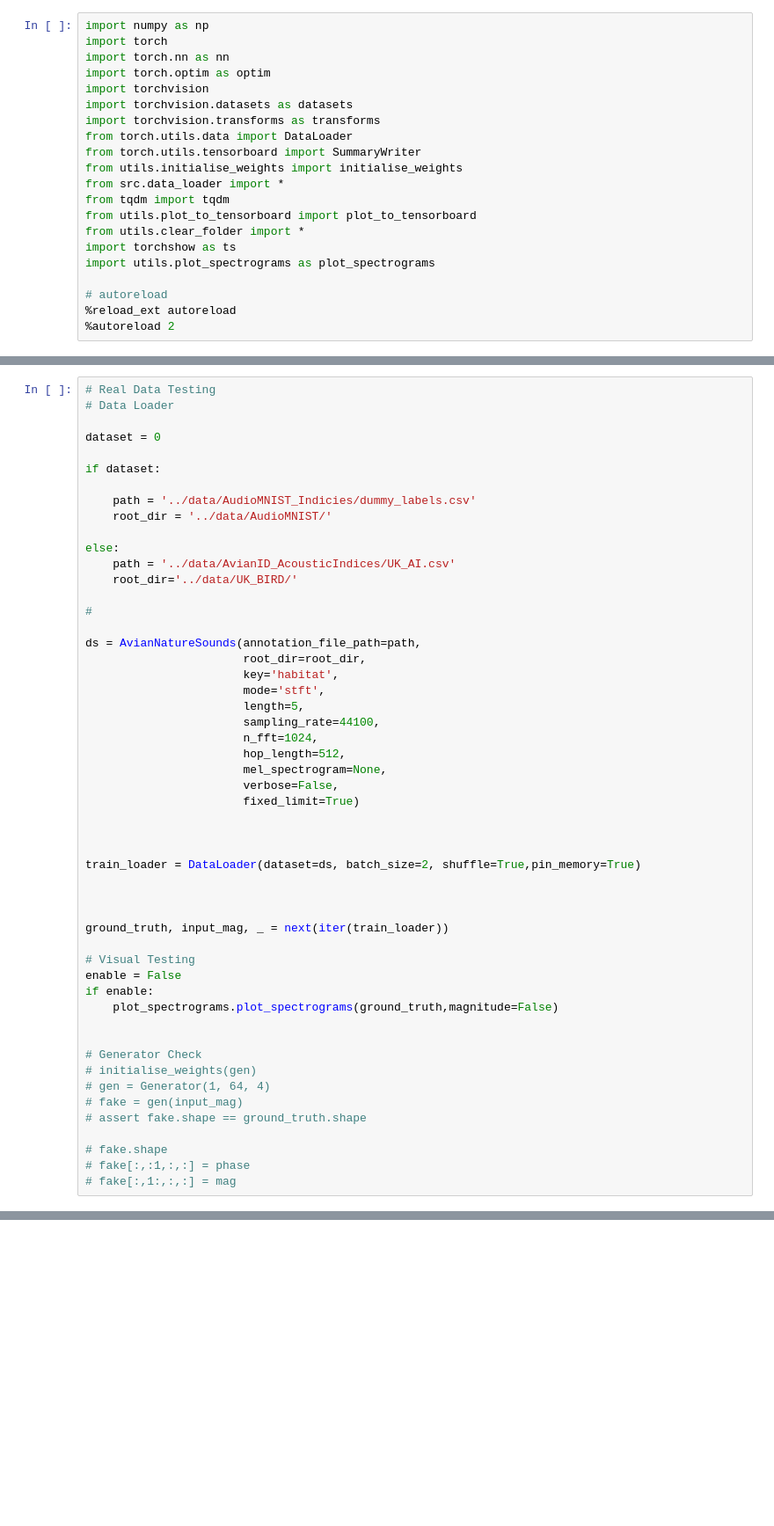
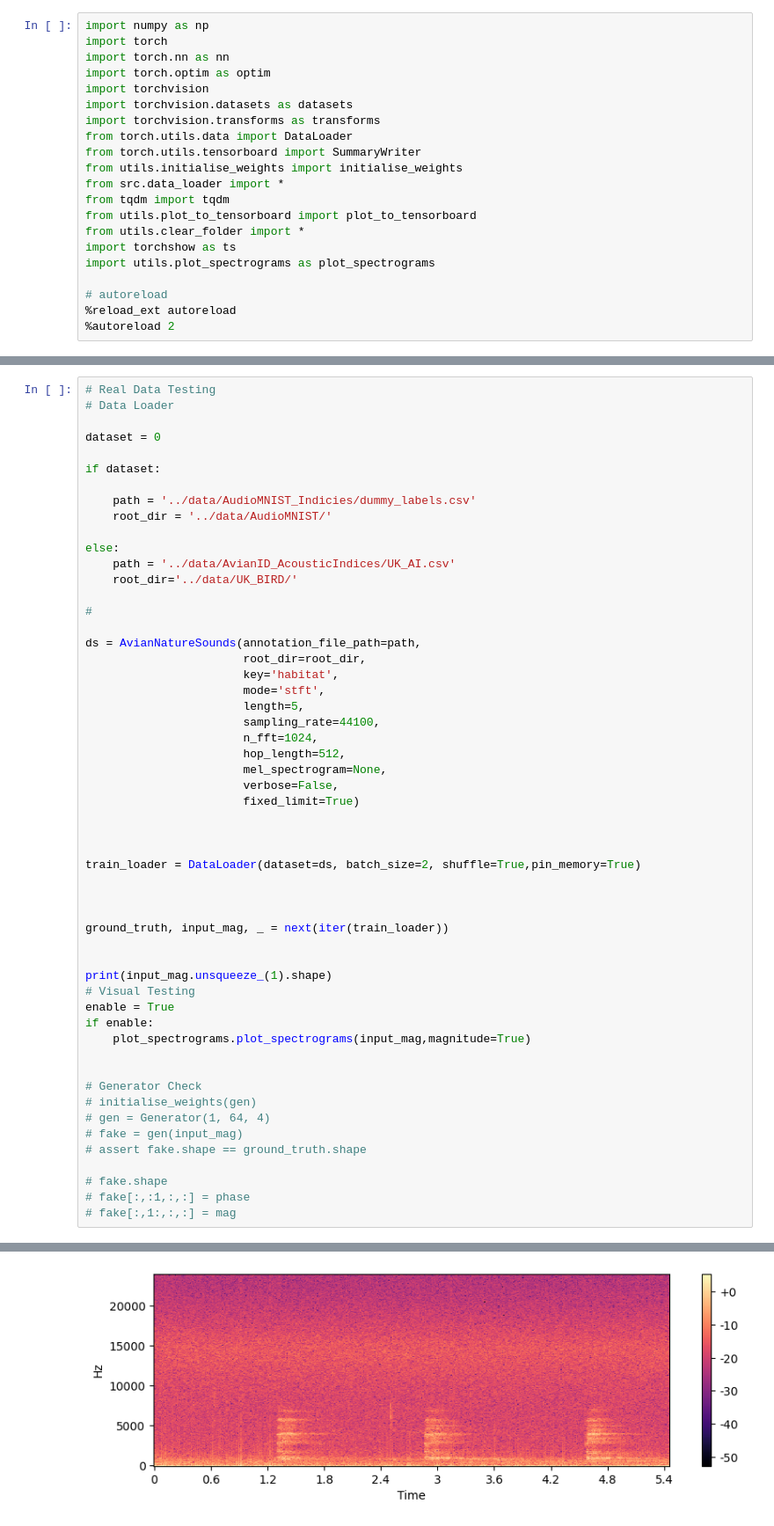
Before and after one commit to llctrautmann/GAILAB, a Jupyter notebook: notebooks/07_phaseGAN.ipynb, the cells around one changed output, grey strips where cells are left out. Shown at 88% size. Saved outputs shown, nothing was run; the diff lists cells and outputs as text; blank space fills up the shorter version.

```diff
--- a/notebooks/07_phaseGAN.ipynb
+++ b/notebooks/07_phaseGAN.ipynb
@@ -200,10 +200,12 @@ train_loader = DataLoader(dataset=ds, batch_size=2, shuffle=True,pin_memory=True
 
 ground_truth, input_mag, _ = next(iter(train_loader))
 
+
+print(input_mag.unsqueeze_(1).shape)
 # Visual Testing
-enable = False
+enable = True
 if enable:
-    plot_spectrograms.plot_spectrograms(ground_truth,magnitude=False)
+    plot_spectrograms.plot_spectrograms(input_mag,magnitude=True)
 
 
 # Generator Check
@@ -215,3 +217,4 @@ if enable:
 # fake.shape
 # fake[:,:1,:,:] = phase
 # fake[:,1:,:,:] = mag
+# %% [output]
@@ -218,3 +222,4 @@ if enable:
+[figure, added]
 # %%
 # Hyperparameter
 device = 'mps' if torch.backends.mps.is_available() else 'cpu'
```
Also changed, not shown: parts of 9 cells of this notebook, 5 other files.
